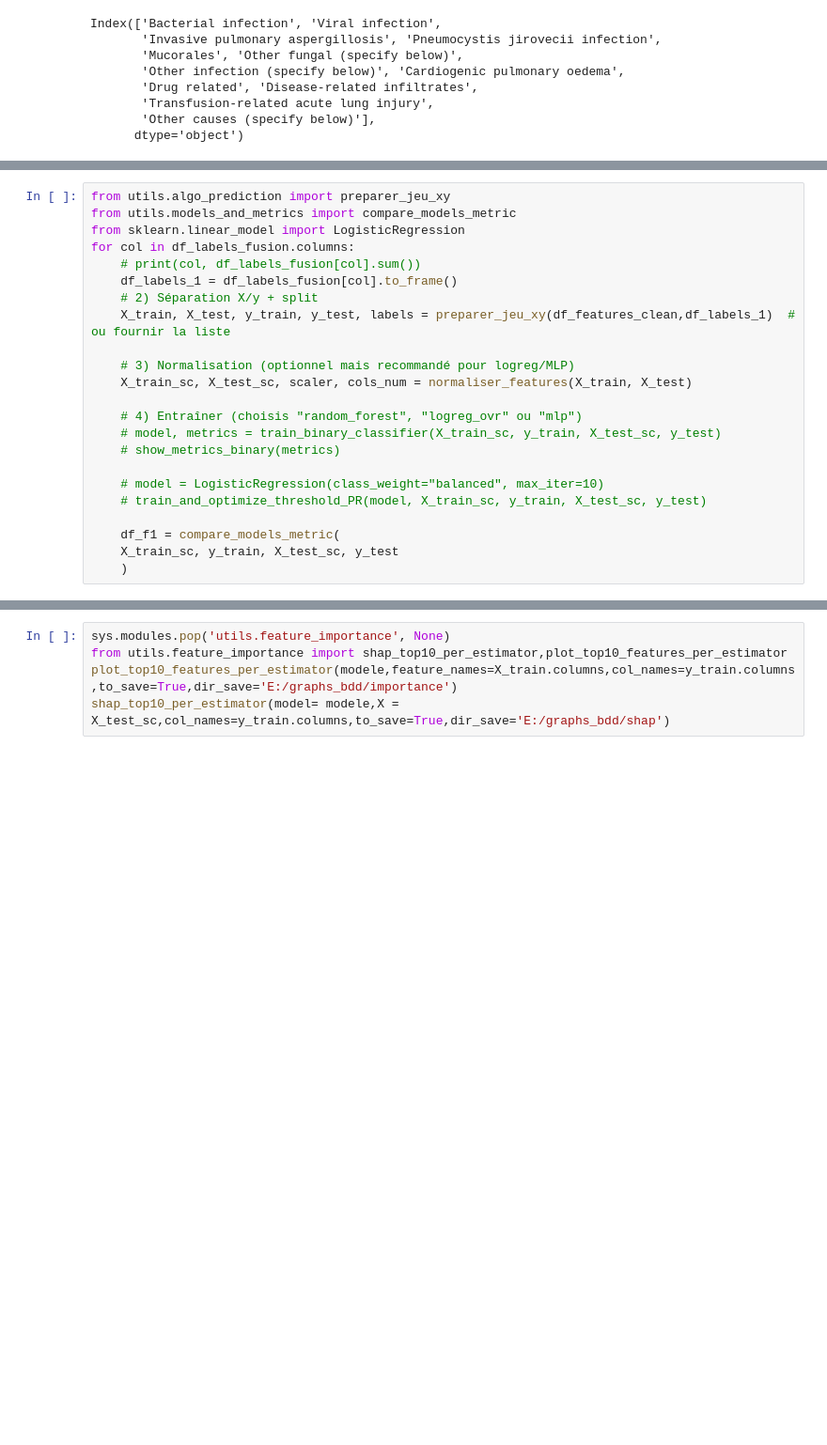
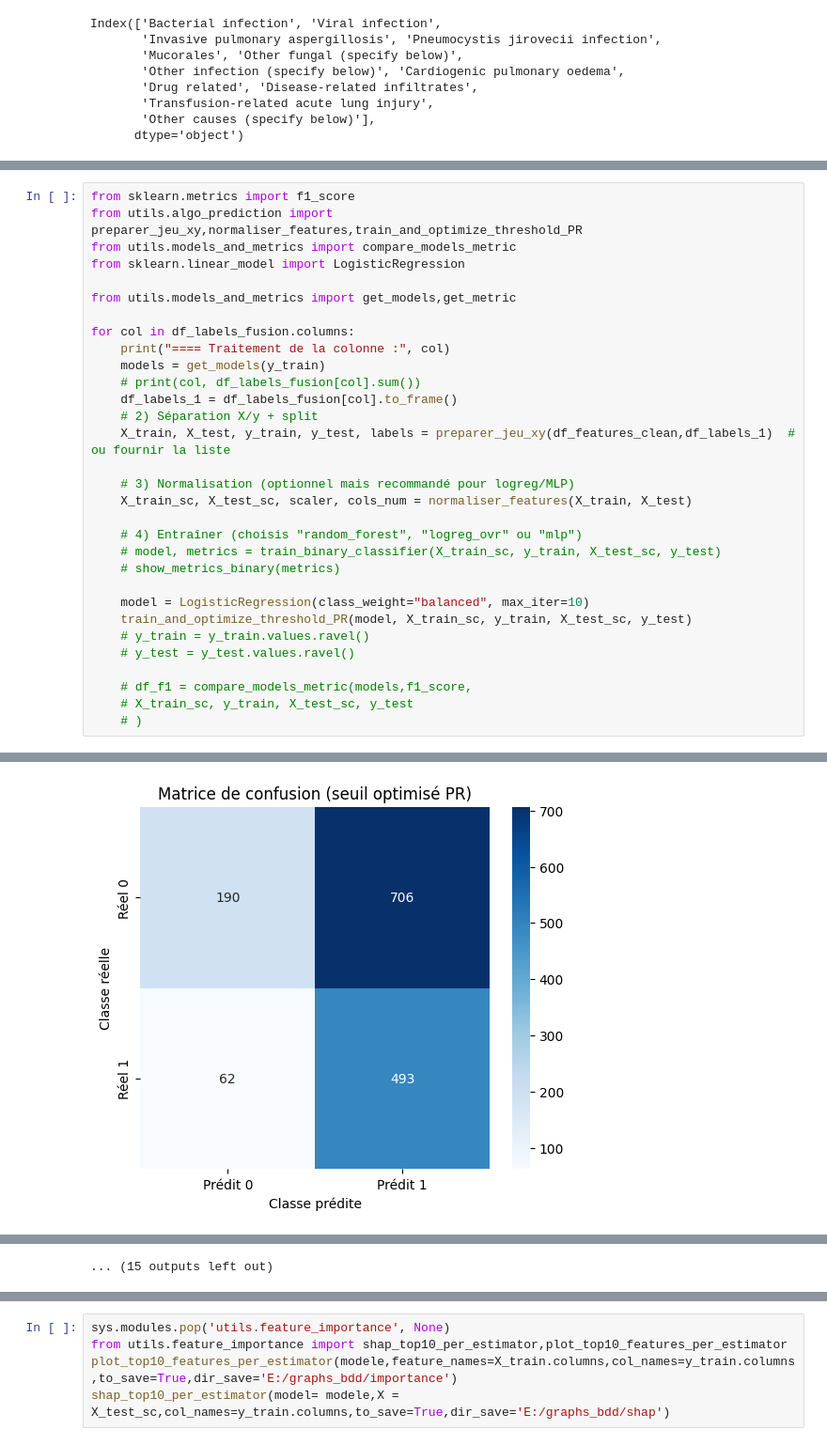
Before and after one commit to Romain-Forte/respiratory_diagnostics, a Jupyter notebook: dev_algo.ipynb, the cells around one changed output, grey strips where cells are left out. Shown at 94% size. Cells and saved outputs as stored; diff of their text form; blank space fills up the shorter version.

```diff
--- a/dev_algo.ipynb
+++ b/dev_algo.ipynb
@@ -203,8 +187,14 @@ jaccard_macro: 0.0927
 # %%
-from utils.algo_prediction import preparer_jeu_xy
+from sklearn.metrics import f1_score
+from utils.algo_prediction import preparer_jeu_xy,normaliser_features,train_and_optimize_threshold_PR
 from utils.models_and_metrics import compare_models_metric
 from sklearn.linear_model import LogisticRegression
+
+from utils.models_and_metrics import get_models,get_metric
+
 for col in df_labels_fusion.columns:
+    print("==== Traitement de la colonne :", col)
+    models = get_models(y_train)
     # print(col, df_labels_fusion[col].sum())
     df_labels_1 = df_labels_fusion[col].to_frame()
     # 2) Séparation X/y + split
@@ -217,10 +207,12 @@ for col in df_labels_fusion.columns:
     # model, metrics = train_binary_classifier(X_train_sc, y_train, X_test_sc, y_test)
     # show_metrics_binary(metrics)
 
-    # model = LogisticRegression(class_weight="balanced", max_iter=10)
-    # train_and_optimize_threshold_PR(model, X_train_sc, y_train, X_test_sc, y_test)
+    model = LogisticRegression(class_weight="balanced", max_iter=10)
+    train_and_optimize_threshold_PR(model, X_train_sc, y_train, X_test_sc, y_test)
+    # y_train = y_train.values.ravel()
+    # y_test = y_test.values.ravel()
 
-    df_f1 = compare_models_metric(
-    X_train_sc, y_train, X_test_sc, y_test
-    )
+    # df_f1 = compare_models_metric(models,f1_score,
+    # X_train_sc, y_train, X_test_sc, y_test
+    # )
 # %% [output]
@@ -227,0 +238 @@ ImportError: cannot import name 'compare_models_f1' from 'utils.models_and_metri
+[figure, added]
@@ -228,2 +303,3 @@ ImportError: cannot import name 'compare_models_f1' from 'utils.models_and_metri
+... (15 outputs left out)
 # %%
 from imblearn.pipeline import Pipeline
```
Also changed, not shown: parts of 3 cells of this notebook, 2 other files.
